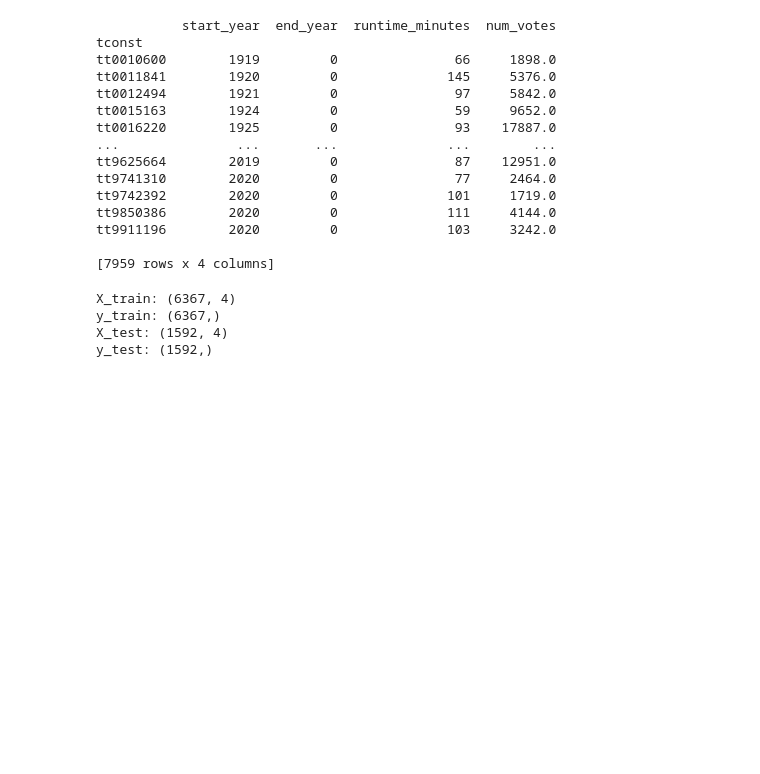
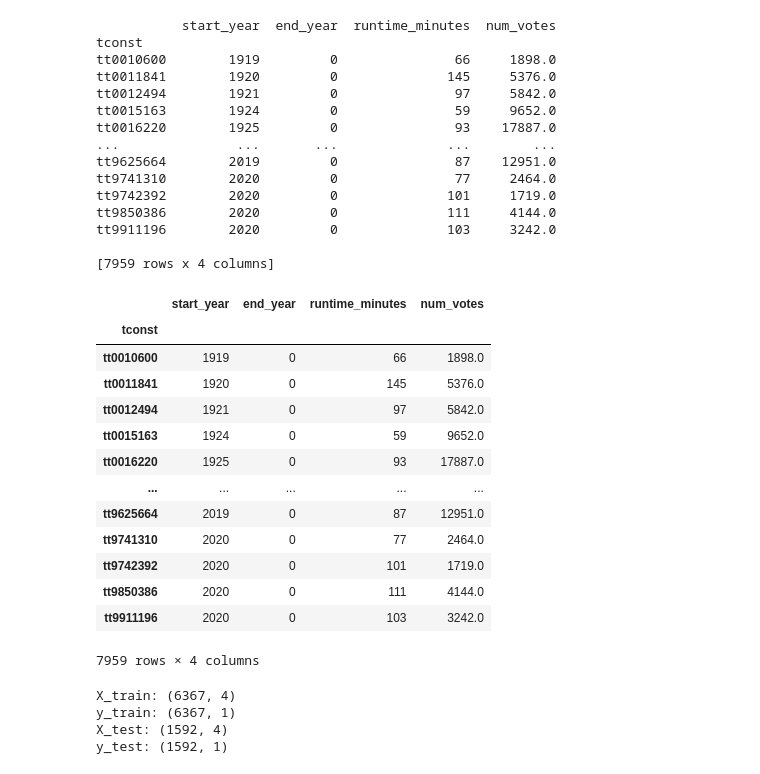
Before and after one commit to bloemetjesgordijn/UvA-Big-Data-group-31, a Jupyter notebook: Untitled.ipynb, the cells around one changed output. Drawn from its saved outputs; the diff is of its cells as text; code cells hidden in the pictures; blank space fills up the shorter version.

```diff
--- a/Untitled.ipynb
+++ b/Untitled.ipynb
@@ -88,0 +50,8 @@ print(full_train_df)
+# %%
+tables = conn.execute('PRAGMA show_tables').fetchdf()['name'].tolist()
+frames = []
+for i in tables:
+    frames.append(conn.execute(f"SELECT * FROM {i}").fetchdf())
+full_train_df = pd.concat(frames)
+
+print(full_train_df.shape)
@@ -164,9 +144,11 @@ start_year = []
 for i in range(len(full_train_df)):
     curr = full_train_df.iloc[i]['startYear']
     if curr == "\\N":
-        curr_tconst = full_train_df.iloc[i]['tconst']
-        imdb_year = int(relevant_title_basics_df[relevant_title_basics_df['tconst'] == curr_tconst]['startYear'].values[0])
-        start_year.append(imdb_year)
+#         curr_tconst = full_train_df.iloc[i]['tconst']
+#         imdb_year = int(relevant_title_basics_df[relevant_title_basics_df['tconst'] == curr_tconst]['startYear'].values[0])
+#         start_year.append(imdb_year)
+        start_year.append(int())
     else:
         start_year.append(int(curr))
 start_year_df = pd.DataFrame(start_year, index=full_train_df['tconst'], columns=['start_year'])
+print(f"NaN present: {start_year_df.isnull().values.any()}")
@@ -184,12 +171,14 @@ runtime_minutes = []
 for i in range(len(full_train_df)):
     curr = full_train_df.iloc[i]['runtimeMinutes']
     if curr == "\\N":
-        curr_tconst = full_train_df.iloc[i]['tconst']
-        imdb_runtime = relevant_title_basics_df[relevant_title_basics_df['tconst'] == curr_tconst]['runtimeMinutes'].values[0]
-        if imdb_runtime == "\\N":
-            runtime_minutes.append(int())
-        else:
-            runtime_minutes.append(int(imdb_runtime))
+#         curr_tconst = full_train_df.iloc[i]['tconst']
+#         imdb_runtime = relevant_title_basics_df[relevant_title_basics_df['tconst'] == curr_tconst]['runtimeMinutes'].values[0]
+#         if imdb_runtime == "\\N":
+#             runtime_minutes.append(int())
+#         else:
+#             runtime_minutes.append(int(imdb_runtime))
+        runtime_minutes.append(int())
     else:
         runtime_minutes.append(int(curr))
 runtime_df = pd.DataFrame(runtime_minutes, index=full_train_df['tconst'], columns=['runtime_minutes'])
+print(f"NaN present: {runtime_df.isnull().values.any()}")
@@ -197,13 +188,14 @@ runtime_df = pd.DataFrame(runtime_minutes, index=full_train_df['tconst'], column
 num_votes = []
 for i in range(len(full_train_df)):
     curr = full_train_df.iloc[i]['numVotes']
-    if curr == 'nan' or curr == "NaN":
-        curr_tconst = full_train_df.iloc[i]['tconst']
+    if curr == 'nan' or curr == "NaN" or math.isnan(curr):
+#         curr_tconst = full_train_df.iloc[i]['tconst']
 #         imdb_num_votes = relevant_title_basics_df[relevant_title_basics_df['tconst'] == curr_tconst]['runtimeMinutes'].values[0]
-        num_votes.append(0)
+        num_votes.append(int())
     else:
-        num_votes.append(float(curr))
+        num_votes.append(int(curr))
 
 num_votes_df = pd.DataFrame(num_votes, index=full_train_df['tconst'], columns=['num_votes'])
-print(num_votes_df)
+num_votes_df = num_votes_df.fillna(int())
+print(f"NaN present: {num_votes_df.isnull().values.any()}")
 # %% [output]
@@ -280,14 +404,34 @@ tt9850386        2020         0              111     4144.0
 tt9911196        2020         0              103     3242.0
 
 [7959 rows x 4 columns]
+# %%
+merged_df.isnull().values.any()
+merged_df.fillna(0)
+# %% [output]
+|  | start_year | end_year | runtime_minutes | num_votes |
+| tconst |  |  |  |  |
+| tt0010600 | 1919 | 0 | 66 | 1898.0 |
+| tt0011841 | 1920 | 0 | 145 | 5376.0 |
+| tt0012494 | 1921 | 0 | 97 | 5842.0 |
+| tt0015163 | 1924 | 0 | 59 | 9652.0 |
+| tt0016220 | 1925 | 0 | 93 | 17887.0 |
+| ... | ... | ... | ... | ... |
+| tt9625664 | 2019 | 0 | 87 | 12951.0 |
+| tt9741310 | 2020 | 0 | 77 | 2464.0 |
+| tt9742392 | 2020 | 0 | 101 | 1719.0 |
+| tt9850386 | 2020 | 0 | 111 | 4144.0 |
+| tt9911196 | 2020 | 0 | 103 | 3242.0 |
+7959 rows × 4 columns
 # %%
 import numpy as np
 # print(len(merged_df) * 0.8)
 X_train = merged_df[:6367]
 X_test = merged_df[6367:]
 
-y_train = labels['labels'][:6367]
-y_test = labels['labels'][6367:]
+# y_train = labels['labels'][:6367]
+# y_test = labels['labels'][6367:]
+y_train = labels[:6367]
+y_test = labels[6367:]
 
 # Check the dimension of the sets
 print('X_train:',np.shape(X_train))
@@ -296,6 +440,6 @@ print('X_test:',np.shape(X_test))
 print('y_test:',np.shape(y_test))
 # %% [output]
 X_train: (6367, 4)
-y_train: (6367,)
+y_train: (6367, 1)
 X_test: (1592, 4)
-y_test: (1592,)
+y_test: (1592, 1)
```
Also changed, not shown: parts of 36 cells of this notebook, 3 other files.
